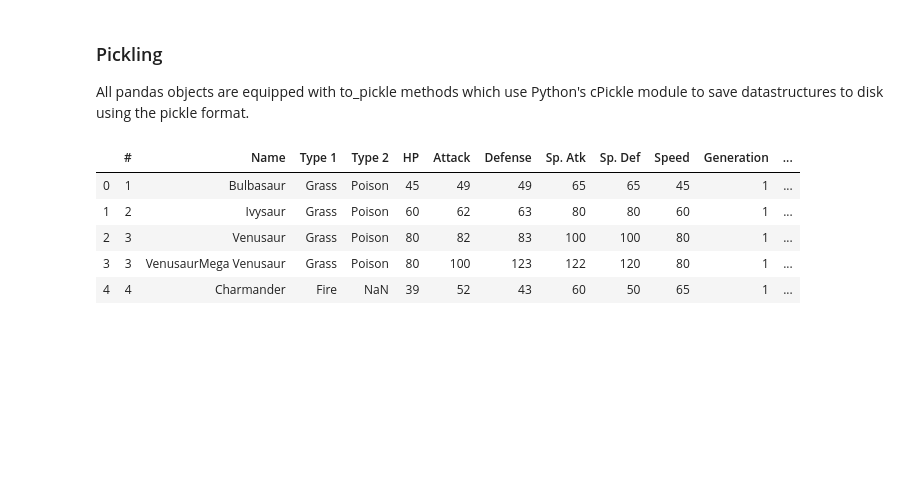
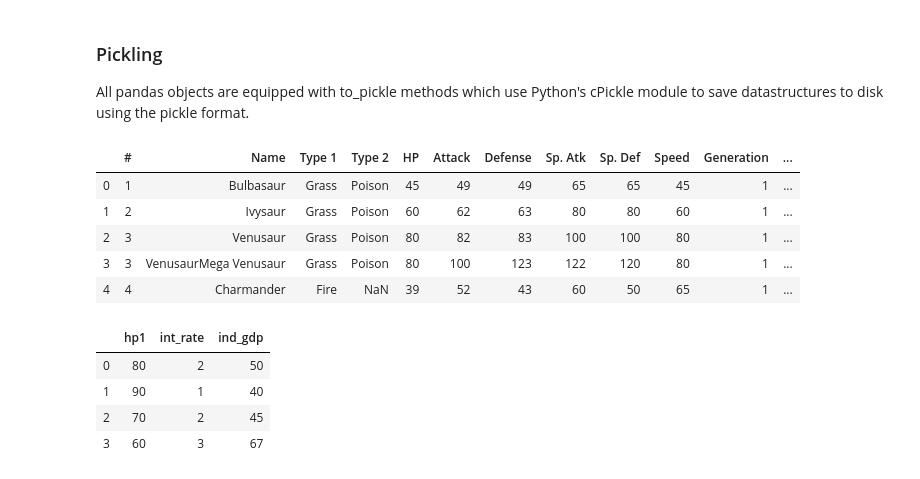
Before and after one commit to kul96/pyhton-basic-and-ML-, a Jupyter notebook: krish naik youtube/Pandas.ipynb, the cells around one changed output. Drawn from its saved outputs; the diff is of its cells as text; code cells hidden in the pictures; blank space fills up the shorter version.

```diff
--- a/krish naik youtube/Pandas.ipynb
+++ b/krish naik youtube/Pandas.ipynb
@@ -610,3 +610,15 @@ df_pickle.head()
 | 2 | 3 | Venusaur | Grass | Poison | 80 | 82 | 83 | 100 | 100 | 80 | 1 | ... |
 | 3 | 3 | VenusaurMega Venusaur | Grass | Poison | 80 | 100 | 123 | 122 | 120 | 80 | 1 | ... |
 | 4 | 4 | Charmander | Fire | NaN | 39 | 52 | 43 | 60 | 50 | 65 | 1 | ... |
+# %%
+## from edureka
+# merging two dataframe
+df1 = pd.DataFrame({"hp1":[80,90,70,60],"int_rate":[2,1,2,3],"ind_gdp":[50,40,45,67]},index = [2001,2002,2003,2004])
+df2 = pd.DataFrame({"hp1":[80,90,70,60],"int_rate":[2,1,2,3],"ind_gdp":[50,40,45,67]},index = [2005,2006,2007,2008])
+pd.merge(df1,df2)
+# %% [output]
+|  | hp1 | int_rate | ind_gdp |
+| 0 | 80 | 2 | 50 |
+| 1 | 90 | 1 | 40 |
+| 2 | 70 | 2 | 45 |
+| 3 | 60 | 3 | 67 |
```
Also changed, not shown: parts of 1 cell of this notebook.
